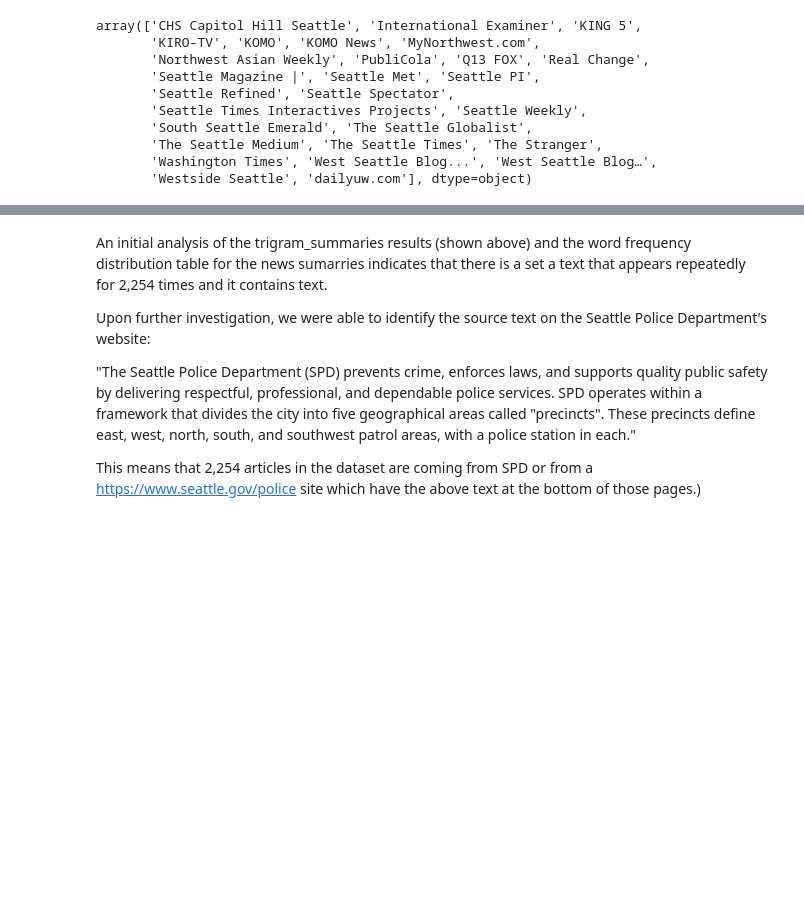
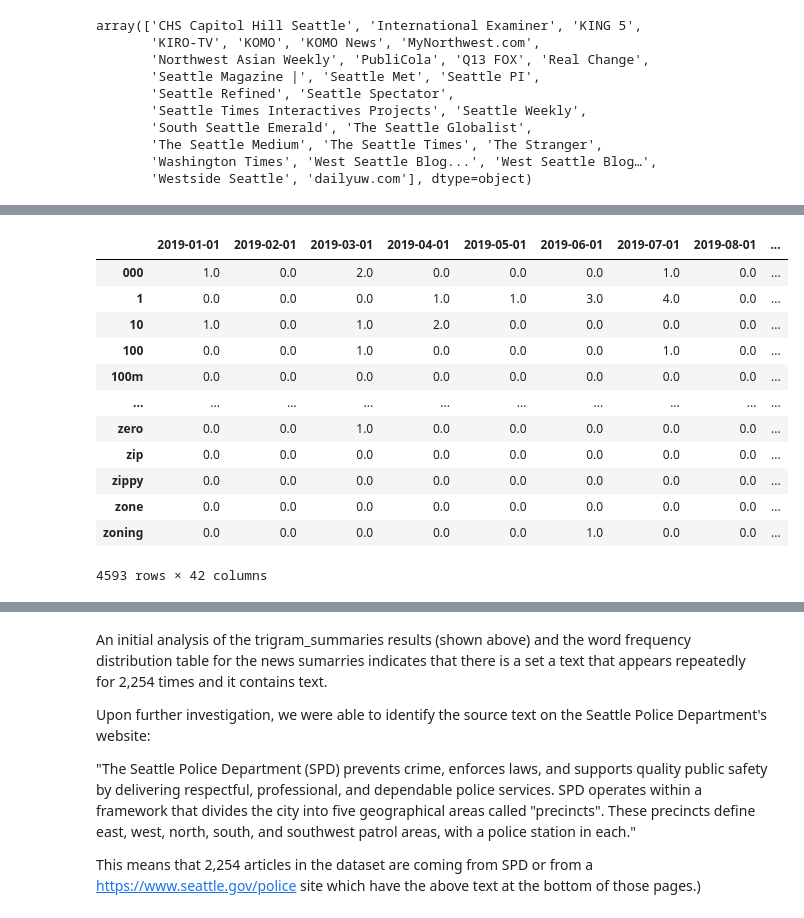
Before and after one commit to DS4A2-Team49/models_csv, a Jupyter notebook: news_explore_clean.ipynb, the cells around one changed output, grey strips where cells are left out. Saved outputs shown, nothing was run; the diff lists cells and outputs as text; code cells hidden in the pictures; blank space fills up the shorter version.

```diff
--- a/news_explore_clean.ipynb
+++ b/news_explore_clean.ipynb
@@ -371,0 +406,20 @@ last                 118        12.0
+# %%
+for key_ in date_dict:
+    headline_word_freq_table[key_]=headline_word_freq_table[date_dict[key_]].sum(axis=1)
+
+headline_word_freq_table.to_csv('title_word_freq_table.csv')
+headline_word_freq_table
+# %% [output]
+|  | 2019-01-01 | 2019-02-01 | 2019-03-01 | 2019-04-01 | 2019-05-01 | 2019-06-01 | 2019-07-01 | 2019-08-01 | ... |
+| 000 | 1.0 | 0.0 | 2.0 | 0.0 | 0.0 | 0.0 | 1.0 | 0.0 | ... |
+| 1 | 0.0 | 0.0 | 0.0 | 1.0 | 1.0 | 3.0 | 4.0 | 0.0 | ... |
+| 10 | 1.0 | 0.0 | 1.0 | 2.0 | 0.0 | 0.0 | 0.0 | 0.0 | ... |
+| 100 | 0.0 | 0.0 | 1.0 | 0.0 | 0.0 | 0.0 | 1.0 | 0.0 | ... |
+| 100m | 0.0 | 0.0 | 0.0 | 0.0 | 0.0 | 0.0 | 0.0 | 0.0 | ... |
+| ... | ... | ... | ... | ... | ... | ... | ... | ... | ... |
+| zero | 0.0 | 0.0 | 1.0 | 0.0 | 0.0 | 0.0 | 0.0 | 0.0 | ... |
+| zip | 0.0 | 0.0 | 0.0 | 0.0 | 0.0 | 0.0 | 0.0 | 0.0 | ... |
+| zippy | 0.0 | 0.0 | 0.0 | 0.0 | 0.0 | 0.0 | 0.0 | 0.0 | ... |
+| zone | 0.0 | 0.0 | 0.0 | 0.0 | 0.0 | 0.0 | 0.0 | 0.0 | ... |
+| zoning | 0.0 | 0.0 | 0.0 | 0.0 | 0.0 | 1.0 | 0.0 | 0.0 | ... |
+4593 rows × 42 columns
```
Also changed, not shown: parts of 50 cells of this notebook, 1 other file.
